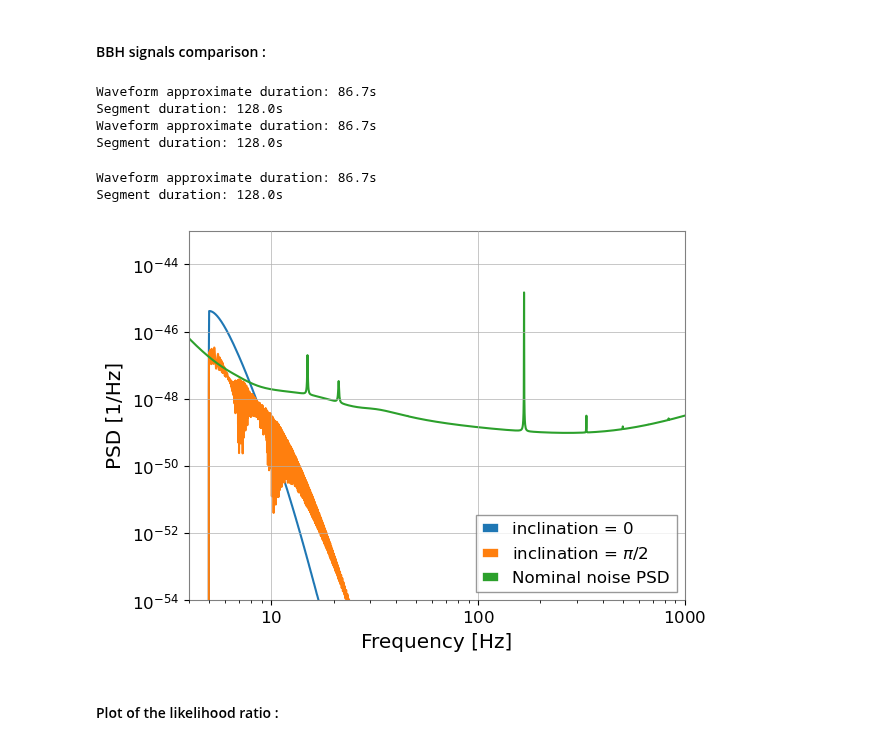
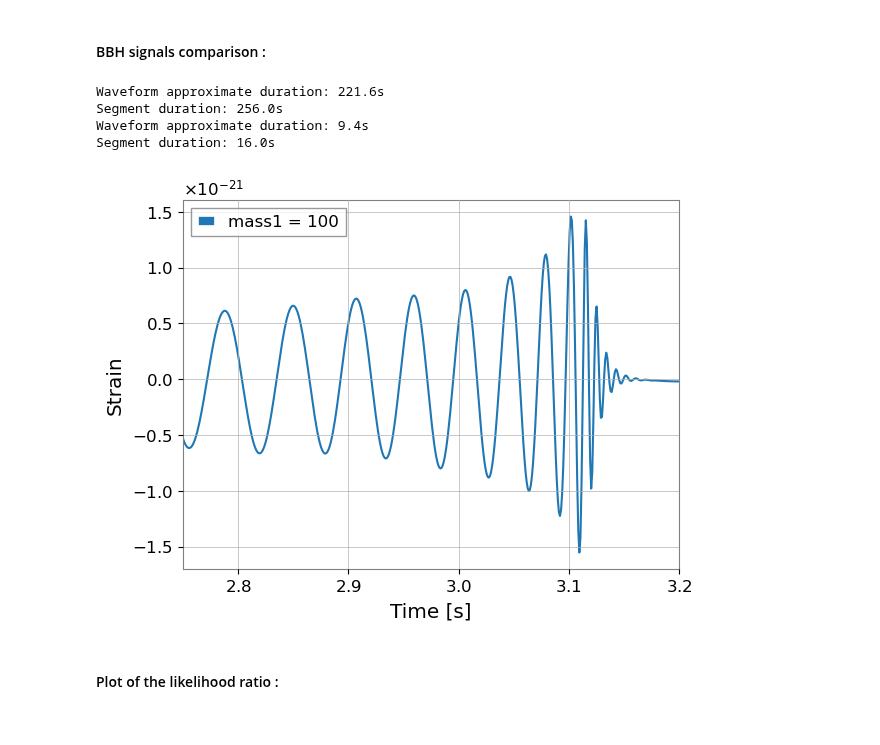
Before and after one commit to Glorieux-Victor/Internship_Victor_CBC_ET, a Jupyter notebook: code_Adrian/MLE_pipeline/src/complmentary_analyses.ipynb, the cells around one changed output. Saved outputs shown, nothing was run; the diff lists cells and outputs as text; code cells hidden in the pictures.

Commit message:
upgraded functions and new images

```diff
--- a/code_Adrian/MLE_pipeline/src/complmentary_analyses.ipynb
+++ b/code_Adrian/MLE_pipeline/src/complmentary_analyses.ipynb
@@ -56,7 +56,7 @@ from plot_results import qtrans_plot, pycbc_to_gwpy
 
 cbc_params = {
               'mass1': 3,
-              'mass2': 200,
+              'mass2': 50,
               'spin1x': 0., 'spin2x': 0.,  'spin1y': 0., 'spin2y': 0.,  'spin1z': 0, 'spin2z': 0,
               'eccentricity': 0,
               'ra': 1.37, 'dec': -1.26, 'distance': 500,
@@ -80,43 +80,43 @@ signal = generate_frequency_domain_signal(cbc_params, ifos=ifos, with_noise = Tr
 # tsgwpy = pycbc_to_gwpy(ts_signal)
 
 # qtrans_plot(tsgwpy['E1'],frange = (5,80),qrange = (5,50),fres=0.1,tres = 0.1)
 
 # ================================ For time and frequencies comparisons =================================
 
 ts_signal = {}
 psds = {}
 psd_file = '../input/ET10km_columns.txt'
 psd = np.loadtxt(psd_file, usecols=(0,3))
 psd_of_f = interp1d(psd[:,0], psd[:,1], bounds_error=False, fill_value=(psd[0,1], psd[-1,1]))
 
 for ifo in ifos :
     ts_signal[ifo] = signal[ifo].to_timeseries()
 
     freq_array = signal[ifo].get_sample_frequencies()
     delta_f = signal[ifo].get_delta_f()
     psd_pycbc = psd_of_f(freq_array)
     psd_pycbc = FrequencySeries(psd_pycbc, delta_f=delta_f)
     psds[ifo] = psd_pycbc
 
 model = MDCGaussianNoise(signal, psds)
 
 
-mass1 = {'param' : 'mass1', 'A' : 50}
+mass1 = {'param' : 'mass1', 'A' : 100}
 spins = {'param' : 'spin1z', 'A' : 1, 'B' : 0, 'C' : -1}
 incl = {'param' : 'inclination', 'A' : 0, 'B' : np.pi/2}
-label = {'A' : 0, 'B' : r'$\pi/2$'}
+label = {'A' : 100}
+x_time_lim = {'inf' : 0.35, 'sup' : 0.1}
+#label = {'A' : 0, 'B' : r'$\pi/2$'}
 # mchirp = {'A' : round(mchirp_from_mass1_mass2(mass1['A'],mass2),1),'B' : round(mchirp_from_mass1_mass2(mass1['B'],mass2),1),
 #           'C' : round(mchirp_from_mass1_mass2(mass1['C'],mass2),2)}
 
-comparison_signals_params(model,incl,cbc_params,label=label,domain = 'freq', spectroplot = False)
+comparison_signals_params(model,mass1,cbc_params,label=label,x_time_lim=x_time_lim,domain = 'time', spectroplot = False, save_fig=True)
 # %% [output]
-Waveform approximate duration: 86.7s
-Segment duration: 128.0s
-Waveform approximate duration: 86.7s
-Segment duration: 128.0s
+Waveform approximate duration: 221.6s
+Segment duration: 256.0s
+Waveform approximate duration: 9.4s
+Segment duration: 16.0s
-Waveform approximate duration: 86.7s
-Segment duration: 128.0s
-[figure, old version]
+[figure, new version]
 # %% [markdown]
 #### Plot of the likelihood ratio :
 # %%
```
Also changed, not shown: 4 other files.
